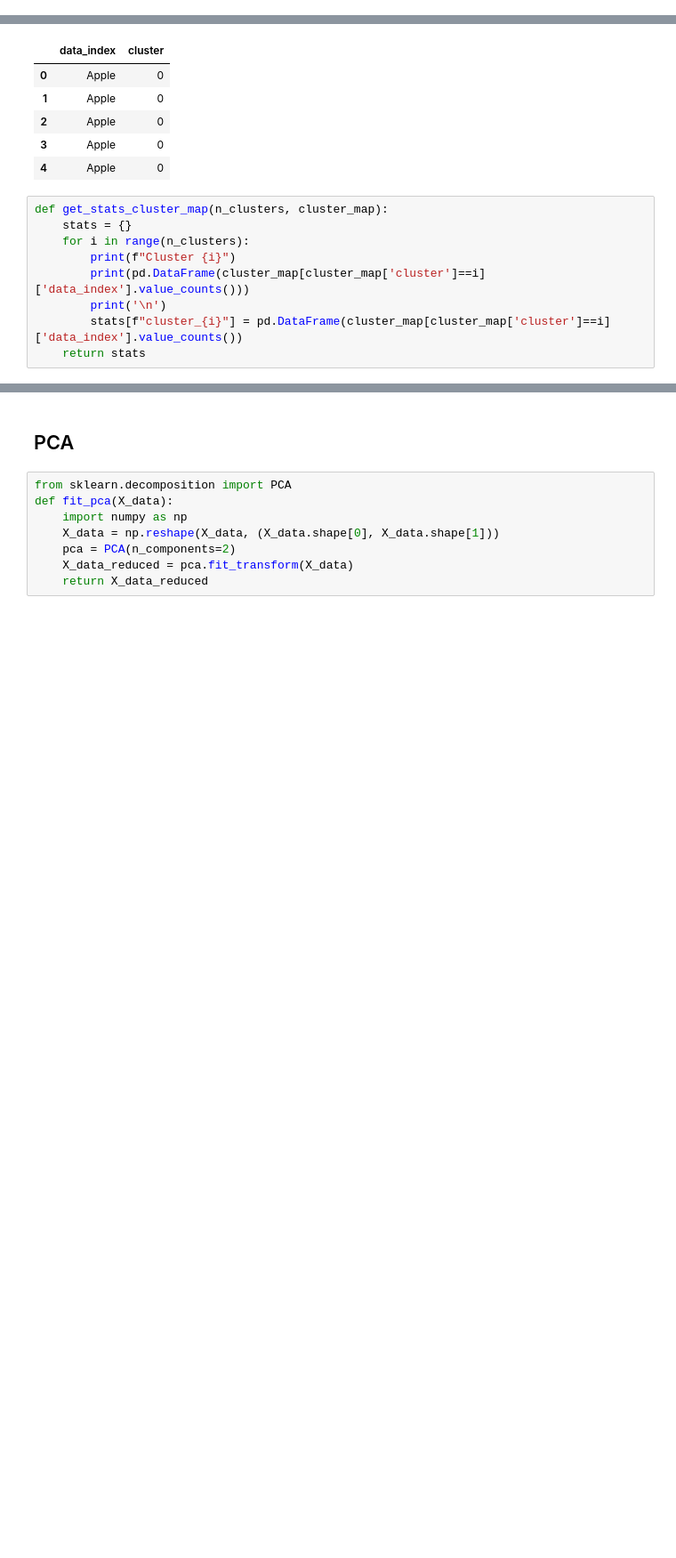
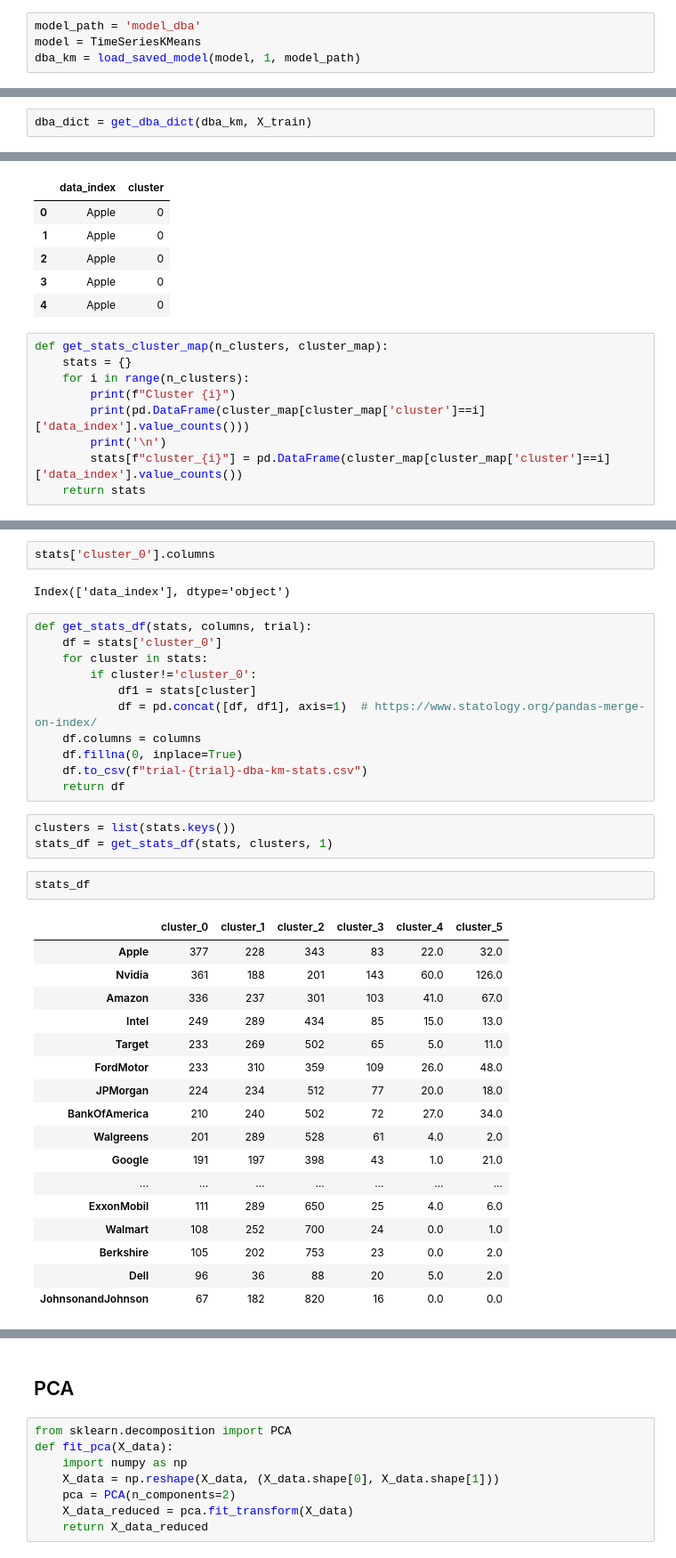
Before and after one commit to OmkarMehta/SSFwithNODE, a Jupyter notebook: time-series-similarity/time_series_similarity.ipynb, the cells around one changed output, grey strips where cells are left out. Shown at 89% size. Saved outputs shown, nothing was run; the diff lists cells and outputs as text; blank space fills up the shorter version.

```diff
--- a/time-series-similarity/time_series_similarity.ipynb
+++ b/time-series-similarity/time_series_similarity.ipynb
@@ -2108,0 +2126,4 @@ plot_dba_clusters(X_train, 6, dba_dict['dba_km'], dba_dict['y_pred'], X_train.sh
+# %%
+model_path = 'model_dba'
+model = TimeSeriesKMeans
+dba_km = load_saved_model(model, 1, model_path)
@@ -2108,0 +2137,2 @@ plot_dba_clusters(X_train, 6, dba_dict['dba_km'], dba_dict['y_pred'], X_train.sh
+# %%
+dba_dict = get_dba_dict(dba_km, X_train)
@@ -2176,2 +2213,40 @@ Walgreens                 2
 AtandT                    1
 Walmart                   1
+# %%
+stats['cluster_0'].columns
+# %% [output]
+Index(['data_index'], dtype='object')
+# %%
+def get_stats_df(stats, columns, trial):
+    df = stats['cluster_0']
+    for cluster in stats:
+        if cluster!='cluster_0':
+            df1 = stats[cluster]
+            df = pd.concat([df, df1], axis=1)  # https://www.statology.org/pandas-merge-on-index/
+    df.columns = columns
+    df.fillna(0, inplace=True)
+    df.to_csv(f"trial-{trial}-dba-km-stats.csv")
+    return df
+# %%
+clusters = list(stats.keys())
+stats_df = get_stats_df(stats, clusters, 1)
+# %%
+stats_df
+# %% [output]
+|  | cluster_0 | cluster_1 | cluster_2 | cluster_3 | cluster_4 | cluster_5 |
+| Apple | 377 | 228 | 343 | 83 | 22.0 | 32.0 |
+| Nvidia | 361 | 188 | 201 | 143 | 60.0 | 126.0 |
+| Amazon | 336 | 237 | 301 | 103 | 41.0 | 67.0 |
+| Intel | 249 | 289 | 434 | 85 | 15.0 | 13.0 |
+| Target | 233 | 269 | 502 | 65 | 5.0 | 11.0 |
+| FordMotor | 233 | 310 | 359 | 109 | 26.0 | 48.0 |
+| JPMorgan | 224 | 234 | 512 | 77 | 20.0 | 18.0 |
+| BankOfAmerica | 210 | 240 | 502 | 72 | 27.0 | 34.0 |
+| Walgreens | 201 | 289 | 528 | 61 | 4.0 | 2.0 |
+| Google | 191 | 197 | 398 | 43 | 1.0 | 21.0 |
+| ... | ... | ... | ... | ... | ... | ... |
+| ExxonMobil | 111 | 289 | 650 | 25 | 4.0 | 6.0 |
+| Walmart | 108 | 252 | 700 | 24 | 0.0 | 1.0 |
+| Berkshire | 105 | 202 | 753 | 23 | 0.0 | 2.0 |
+| Dell | 96 | 36 | 88 | 20 | 5.0 | 2.0 |
+| JohnsonandJohnson | 67 | 182 | 820 | 16 | 0.0 | 0.0 |
```
Also changed, not shown: parts of 19 cells of this notebook, 3 other files.
